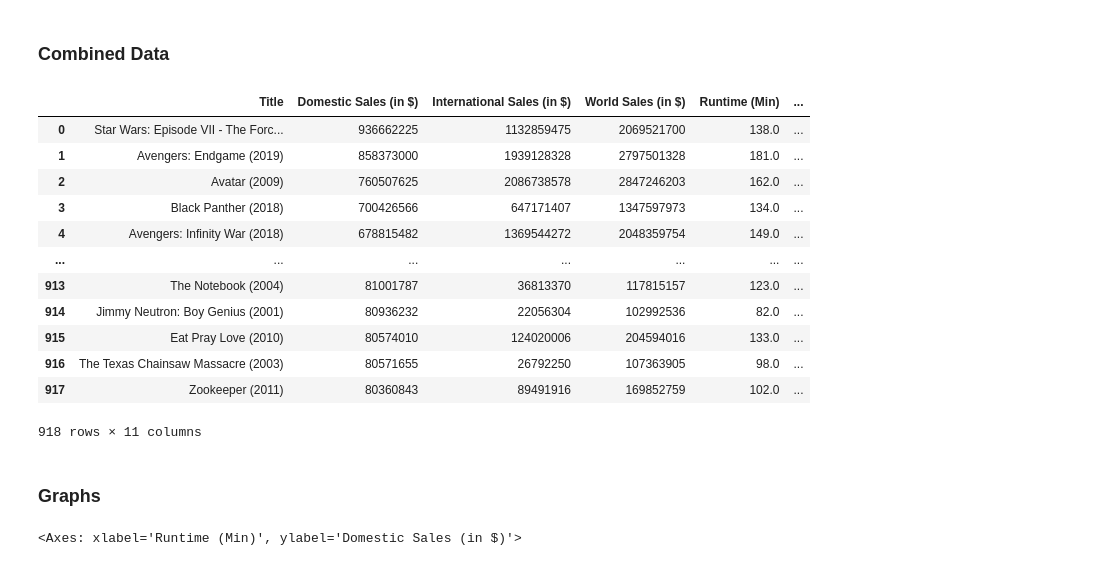
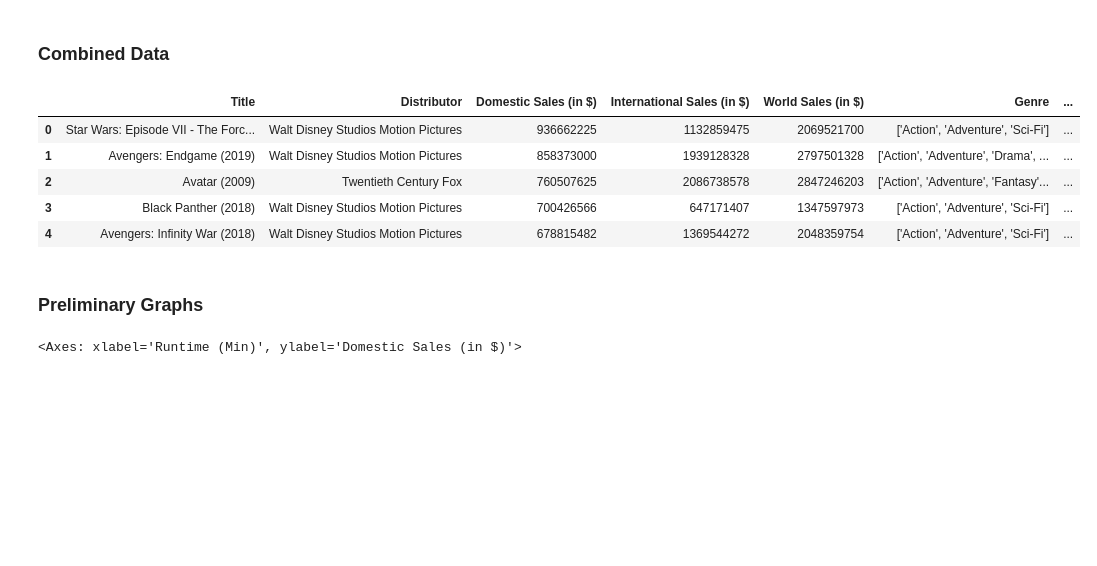
Before and after one commit to ubco-W2022T2-data301/project-group-group52, a Jupyter notebook: analysis/analysis2.ipynb, the cells around one changed output. Drawn from its saved outputs; the diff is of its cells as text; code cells hidden in the pictures; blank space fills up the shorter version.

```diff
--- a/analysis/analysis2.ipynb
+++ b/analysis/analysis2.ipynb
@@ -84,7 +84,6 @@ df.head()
 ###### Notes: Runtime has been converted from a string in the format '_ hr _ min' into a numerical variable describing total minutes.
 # %%
 # Removing Nonessential Columns
-df_cleaned = df.drop(columns=['Unnamed: 0', 'Movie Info', 'Distributor', 'Release Date',
-                              'Genre', 'Movie Runtime', 'License', 'Hours','Minutes'])
+df_cleaned = df.drop(columns=['Unnamed: 0', 'Movie Info', 'Release Date','Movie Runtime', 'License', 'Hours', 'Minutes'])
 df_cleaned.head()
 # %% [output]
@@ -222,36 +221,29 @@ See the caveats in the documentation: https://pandas.pydata.org/pandas-docs/stab
 # %%
 comb = pd.merge(
     df_cleaned,
     rank_cleaned,
     how="outer",
     on='Title',
     left_on=None,
     right_on=None,
     left_index=False,
     right_index=False,
     sort=False,
     suffixes=("_x", "_y"),
     copy=True,
     indicator=False,
     validate=None,
 )
-comb
+comb.head()
 # %% [output]
-|  | Title | Domestic Sales (in $) | International Sales (in $) | World Sales (in $) | Runtime (Min) | ... |
-| 0 | Star Wars: Episode VII - The Forc... | 936662225 | 1132859475 | 2069521700 | 138.0 | ... |
-| 1 | Avengers: Endgame (2019) | 858373000 | 1939128328 | 2797501328 | 181.0 | ... |
-| 2 | Avatar (2009) | 760507625 | 2086738578 | 2847246203 | 162.0 | ... |
-| 3 | Black Panther (2018) | 700426566 | 647171407 | 1347597973 | 134.0 | ... |
-| 4 | Avengers: Infinity War (2018) | 678815482 | 1369544272 | 2048359754 | 149.0 | ... |
-| ... | ... | ... | ... | ... | ... | ... |
-| 913 | The Notebook (2004) | 81001787 | 36813370 | 117815157 | 123.0 | ... |
-| 914 | Jimmy Neutron: Boy Genius (2001) | 80936232 | 22056304 | 102992536 | 82.0 | ... |
-| 915 | Eat Pray Love (2010) | 80574010 | 124020006 | 204594016 | 133.0 | ... |
-| 916 | The Texas Chainsaw Massacre (2003) | 80571655 | 26792250 | 107363905 | 98.0 | ... |
-| 917 | Zookeeper (2011) | 80360843 | 89491916 | 169852759 | 102.0 | ... |
+|  | Title | Distributor | Domestic Sales (in $) | International Sales (in $) | World Sales (in $) | Genre | ... |
+| 0 | Star Wars: Episode VII - The Forc... | Walt Disney Studios Motion Pictures | 936662225 | 1132859475 | 2069521700 | ['Action', 'Adventure', 'Sci-Fi'] | ... |
+| 1 | Avengers: Endgame (2019) | Walt Disney Studios Motion Pictures | 858373000 | 1939128328 | 2797501328 | ['Action', 'Adventure', 'Drama', ... | ... |
+| 2 | Avatar (2009) | Twentieth Century Fox | 760507625 | 2086738578 | 2847246203 | ['Action', 'Adventure', 'Fantasy'... | ... |
+| 3 | Black Panther (2018) | Walt Disney Studios Motion Pictures | 700426566 | 647171407 | 1347597973 | ['Action', 'Adventure', 'Sci-Fi'] | ... |
+| 4 | Avengers: Infinity War (2018) | Walt Disney Studios Motion Pictures | 678815482 | 1369544272 | 2048359754 | ['Action', 'Adventure', 'Sci-Fi'] | ... |
-918 rows × 11 columns
 # %% [markdown]
-### Graphs
+### Preliminary Graphs
 # %%
 # Runtime vs. Domestic Sales
 sns.regplot(data=comb,
```
Also changed, not shown: parts of 12 cells of this notebook.
